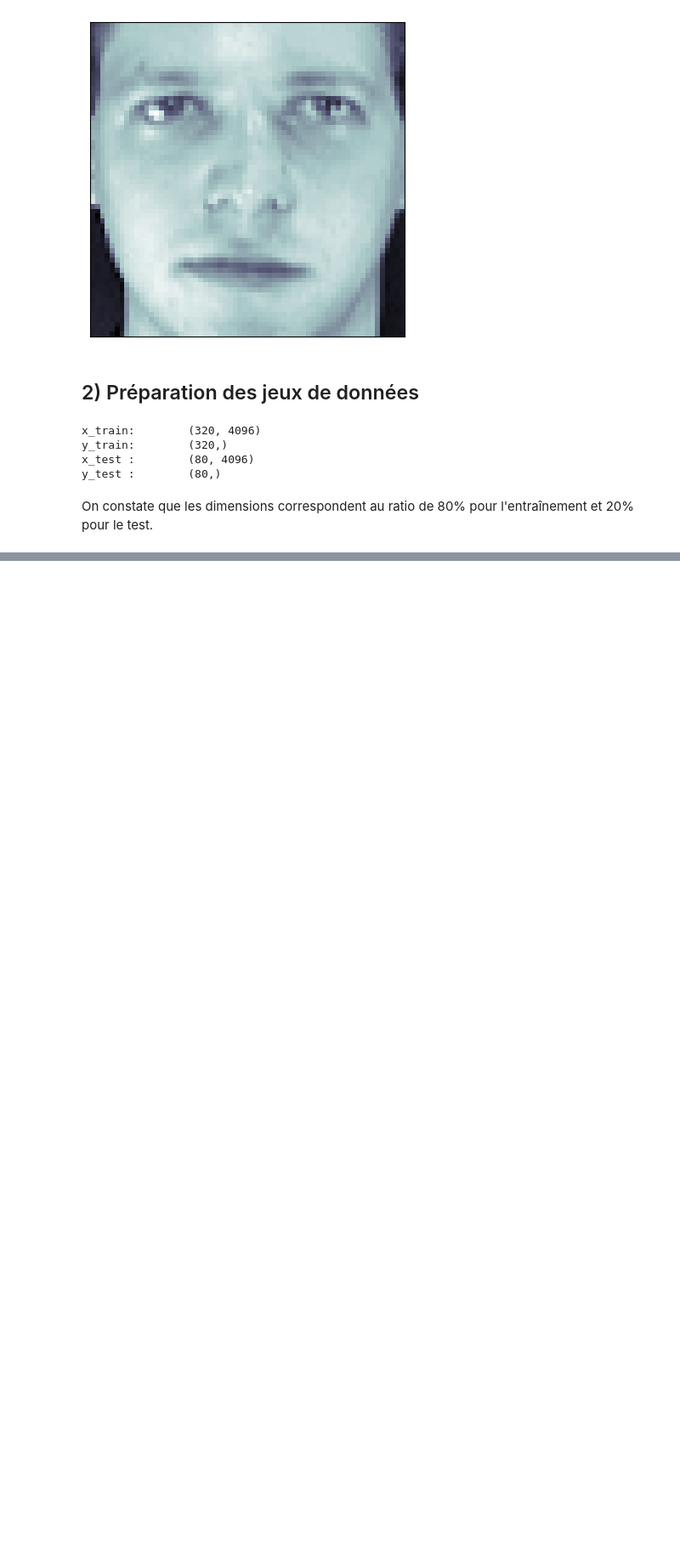
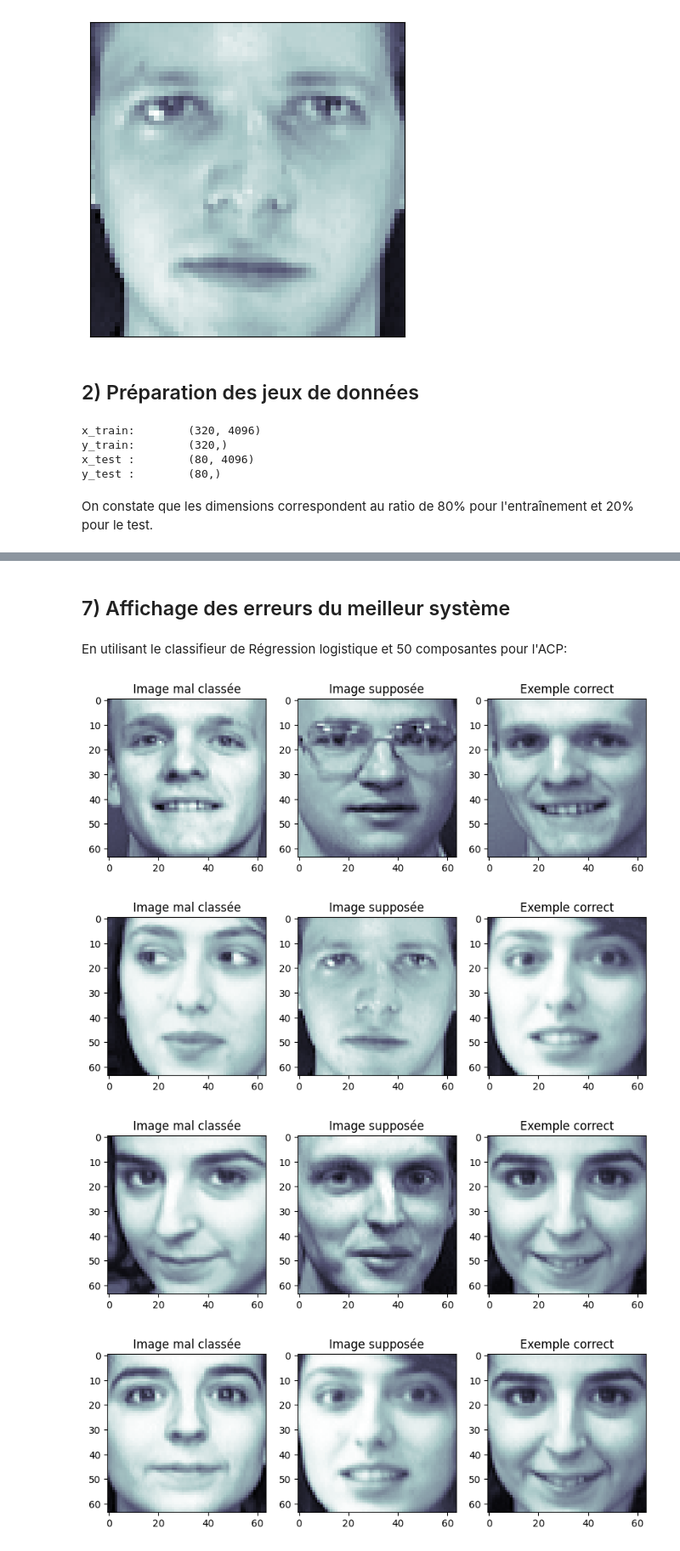
Before and after one commit to HUART1848/PCD_L4, a Jupyter notebook: Labo4-ACP-FerchichiHuart.ipynb, the cells around one changed output, grey strips where cells are left out. Shown at 85% size. Saved outputs shown, nothing was run; the diff lists cells and outputs as text; code cells hidden in the pictures; blank space fills up the shorter version.

```diff
--- a/Labo4-ACP-FerchichiHuart.ipynb
+++ b/Labo4-ACP-FerchichiHuart.ipynb
@@ -107,0 +149,7 @@ On constate que les dimensions correspondent au ratio de 80% pour l'entraînemen
+# %%
+def pca_transform(x_train, x_test, n_components=150):
+    """Retourne la transformation avec méthode d'ACP de données d'entraînement et de test"""
+    pca = PCA(n_components=n_components, whiten=True)
+    pca.fit(x_train)
+
+    return pca.transform(x_train), pca.transform(x_test)
@@ -107,0 +230,30 @@ On constate que les dimensions correspondent au ratio de 80% pour l'entraînemen
+# %% [markdown]
+## 7) Affichage des erreurs du meilleur système
+# %% [markdown]
+En utilisant le classifieur de Régression logistique et 50 composantes pour l'ACP:
+# %%
+x_train_pca, x_test_pca = pca_transform(x_train, x_test, n_components=50)
+# %%
+clf = LogisticRegression()
+clf.fit(x_train_pca, y_train)
+pred = clf.predict(x_test_pca)
+# %%
+wrong_preds = (np.where(pred != y_test)[0])[:5]
+for i in wrong_preds:
+    fig, (ax1, ax2, ax3) = plt.subplots(1, 3, figsize=(10, 10))
+
+    ax1.imshow(x_test[i].reshape(64, 64), cmap=plt.cm.bone)
+    ax1.set_title("Image mal classée")
+
+    ax2.imshow(olivetti.images[10 * pred[i]], cmap=plt.cm.bone)
+    ax2.set_title("Image supposée")
+
+    ax3.imshow(olivetti.images[10 * y_test[i]], cmap=plt.cm.bone)
+    ax3.set_title("Exemple correct")
+
+    plt.show()
+# %% [output]
+[figure, added]
+[figure, added]
+[figure, added]
+[figure, added]
```
Also changed, not shown: parts of 34 cells of this notebook.
